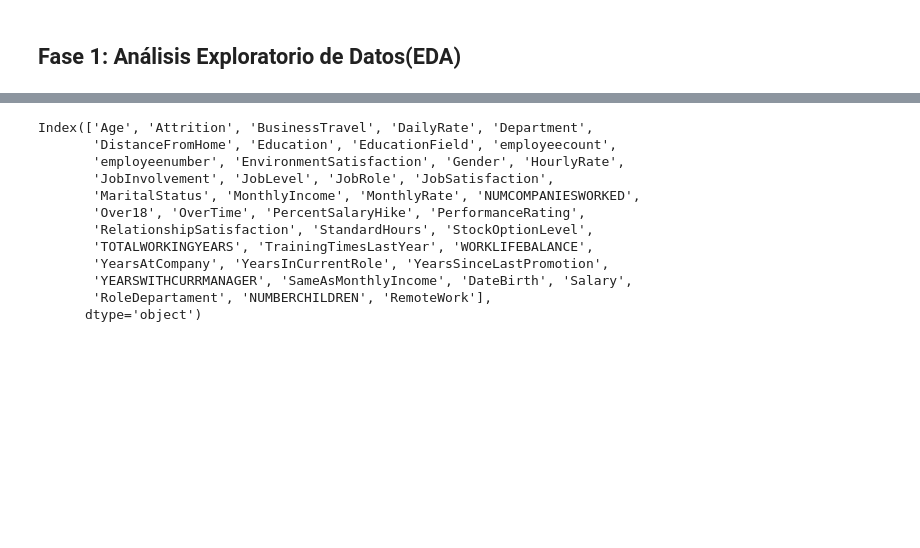
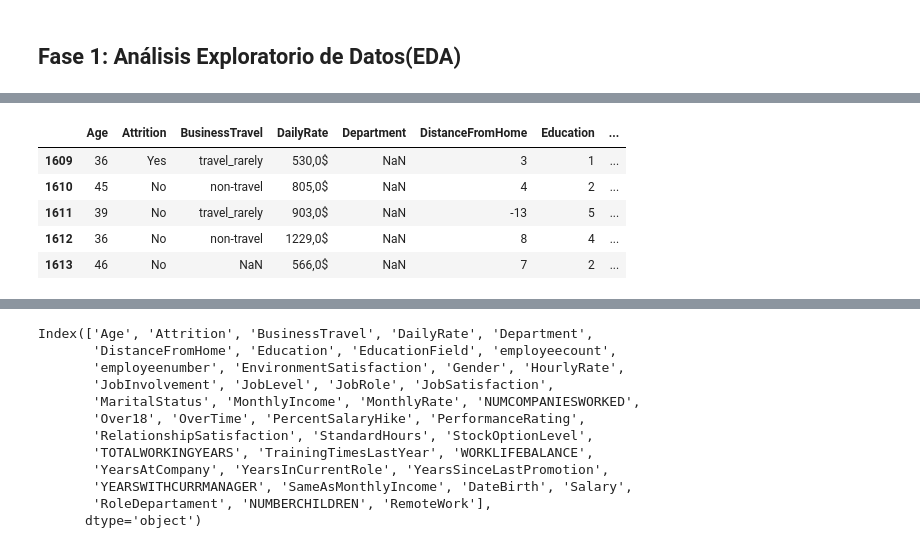
Before and after one commit to Paulamc1695/proyecto_da_promo_J_modulo_3, a Jupyter notebook: EDA_proyecto.ipynb, the cells around one changed output, grey strips where cells are left out. Drawn from its saved outputs; the diff is of its cells as text; code cells hidden in the pictures; blank space fills up the shorter version.

```diff
--- a/EDA_proyecto.ipynb
+++ b/EDA_proyecto.ipynb
@@ -38,0 +43,10 @@ df_info.head(2)
+# %%
+# ultimas 5 filas del data frame
+df_info.tail(5)
+# %% [output]
+|  | Age | Attrition | BusinessTravel | DailyRate | Department | DistanceFromHome | Education | ... |
+| 1609 | 36 | Yes | travel_rarely | 530,0$ | NaN | 3 | 1 | ... |
+| 1610 | 45 | No | non-travel | 805,0$ | NaN | 4 | 2 | ... |
+| 1611 | 39 | No | travel_rarely | 903,0$ | NaN | -13 | 5 | ... |
+| 1612 | 36 | No | non-travel | 1229,0$ | NaN | 8 | 4 | ... |
+| 1613 | 46 | No | NaN | 566,0$ | NaN | 7 | 2 | ... |
```
Also changed, not shown: parts of 18 cells of this notebook.
